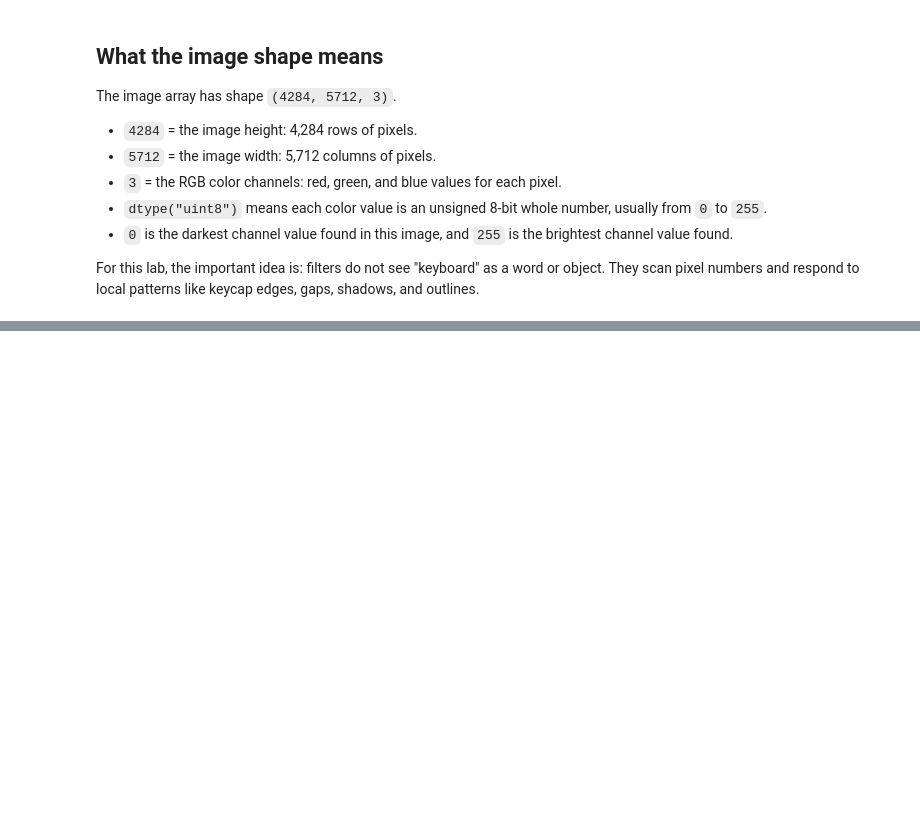
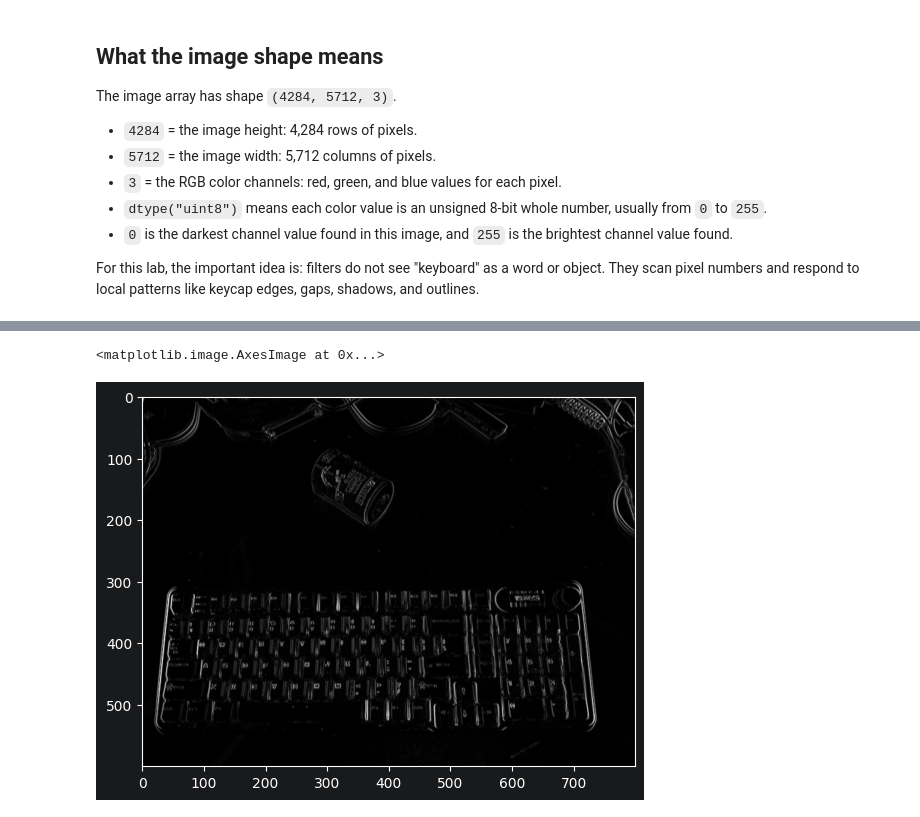
Before and after one commit to majorgilles/cnn-feature-map-lab, a Jupyter notebook: notebooks/01_manual_filters.ipynb, the cells around one changed output, grey strips where cells are left out. Cells and saved outputs as stored; diff of their text form; code cells hidden in the pictures; blank space fills up the shorter version.

```diff
--- a/notebooks/01_manual_filters.ipynb
+++ b/notebooks/01_manual_filters.ipynb
@@ -39,0 +184,5 @@ For this lab, the important idea is: filters do not see "keyboard" as a word or
+# %%
+plt.imshow(np.abs(edge_response), cmap="gray")
+# %% [output]
+<matplotlib.image.AxesImage at 0x...>
+[figure, added]
```
Also changed, not shown: parts of 8 cells of this notebook.
